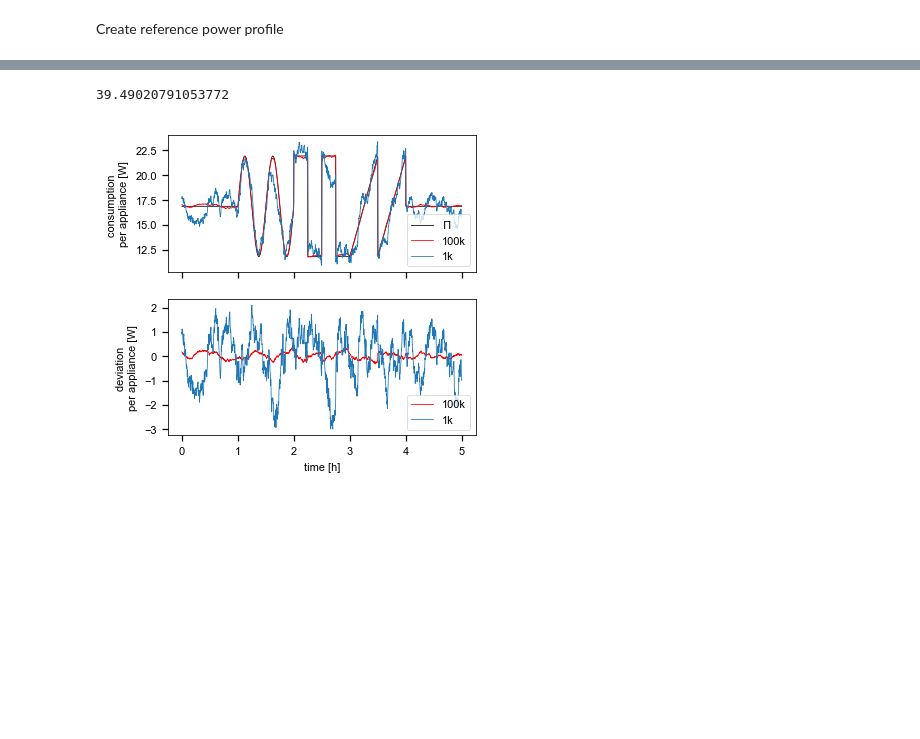
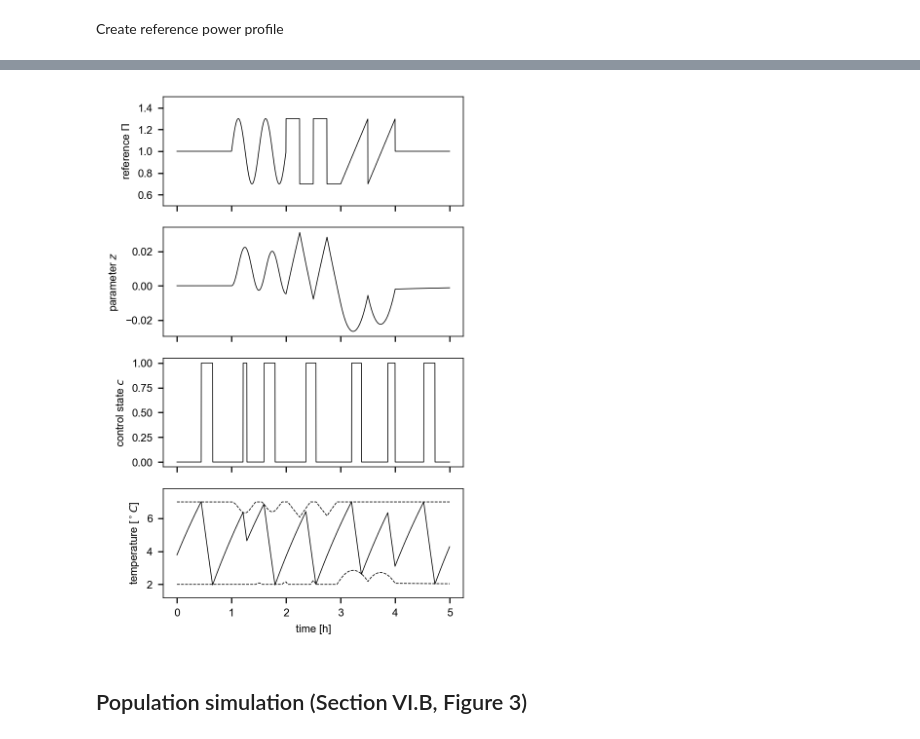
Before and after one commit to simontindemans/TCLcontrol, a Jupyter notebook: code/TCLcontrol_notebook.ipynb, the cells around one changed output, grey strips where cells are left out. Saved outputs shown, nothing was run; the diff lists cells and outputs as text; code cells hidden in the pictures; blank space fills up the shorter version.

```diff
--- a/code/TCLcontrol_notebook.ipynb
+++ b/code/TCLcontrol_notebook.ipynb
@@ -211,34 +160,42 @@ for i in range(num_fridges):
-# %%
-num_fridges = 100000
-numba_random_seed(12345)
-
-results = np.zeros((num_fridges,num_steps))
-dcycles = np.zeros(num_fridges)
-
-start = time.time()
-for i in range(num_fridges):
-    results[i], dcycles[i] = run_fridge(pi_profile, control_model=random_model(), physics_model=None)
-end = time.time()
-print(end - start)
-# %% [output]
-39.49020791053772
-# %%
-# Two subplots, the axes array is 1-d
-fig, axarr = plt.subplots(2, sharex=True)
-axarr[0].plot(time_list/3600,70*dcycles.mean() * np.array(pi_profile),'k', label='$\Pi$')
-axarr[0].plot(time_list/3600,70*results.mean(axis=0),'r',label='100k')
-axarr[0].plot(time_list/3600,70*results1k.mean(axis=0), label='1k')
-axarr[0].legend(loc='lower right')
-
-axarr[1].plot(time_list/3600,70*(results.mean(axis=0)- dcycles.mean() * np.array(pi_profile)),'r',label='100k')
-axarr[1].plot(time_list/3600,70*(results1k.mean(axis=0)- dcycles1k.mean() * np.array(pi_profile)),label='1k')
-axarr[1].legend(loc='lower right')
-
-#plt.axes().set_aspect(1)
-fig.set_size_inches(3.5,3.5)
-axarr[1].set_xlabel('time [h]')
-axarr[0].set_ylabel('consumption \nper appliance [W]')
-axarr[1].set_ylabel('deviation \nper appliance [W]')
-fig.savefig('../results/multi_appliance.pdf', bbox_inches="tight")
-# %% [output]
-[figure, removed]
+# %%
+# compute the scale parameter
+def scale(z, model):
+    R = model.Tmax if z <= 0.0 else model.Tmin
+    return 1.0 - z * (model.Toff - model.Tavg0) / (model.Tavg0 - R)
+
+# compute s values for each time step
+s_list = list(map(lambda z : scale(z, basic_model), z_list))
+
+# compute time-dependent minimum and maximum temperatures
+def Tminmax(z, model):
+    R = model.Tmax if z <= 0.0 else model.Tmin
+    scale = 1.0 - z * (model.Toff - model.Tavg0) / (model.Tavg0 - R)
+    Tmin = R - (R - model.Tmin)*scale
+    Tmax = R - (R - model.Tmax)*scale
+    return (Tmin, Tmax)
+
+# compute Tmin, Tmax values for each time step
+Tmin_list, Tmax_list = zip(*map(lambda z : Tminmax(z, basic_model), z_list))
+# %%
+# Four subplots, the axes array is 1-d
+fig, axarr = plt.subplots(4, sharex=True)
+axarr[0].plot(time_list/3600, pi_profile,'k')
+axarr[1].plot(time_list/3600, z_list,'k')
+axarr[2].plot(time_list/3600, control_list,'k')
+axarr[3].plot(time_list/3600, temperature_list,'k')
+axarr[3].plot(time_list/3600, Tmin_list,'k--')
+axarr[3].plot(time_list/3600, Tmax_list,'k--')
+
+fig.set_size_inches(3.5,6.0)
+axarr[3].set_xlabel('time [h]')
+axarr[0].set_ylabel('reference $\Pi$')
+axarr[0].set_ylim((0.5,1.5))
+axarr[1].set_ylabel('parameter $z$')
+axarr[2].set_ylabel('control state $c$')
+axarr[3].set_ylabel('temperature [${}^\circ C$]')
+axarr[3].set_ylim((1.2,7.8))
+fig.savefig('../results/figure2.pdf', bbox_inches="tight")
+# %% [output]
+[figure, added]
+# %% [markdown]
+## Population simulation (Section VI.B, Figure 3)
```
Also changed, not shown: parts of 70 cells of this notebook, 1 other file.
